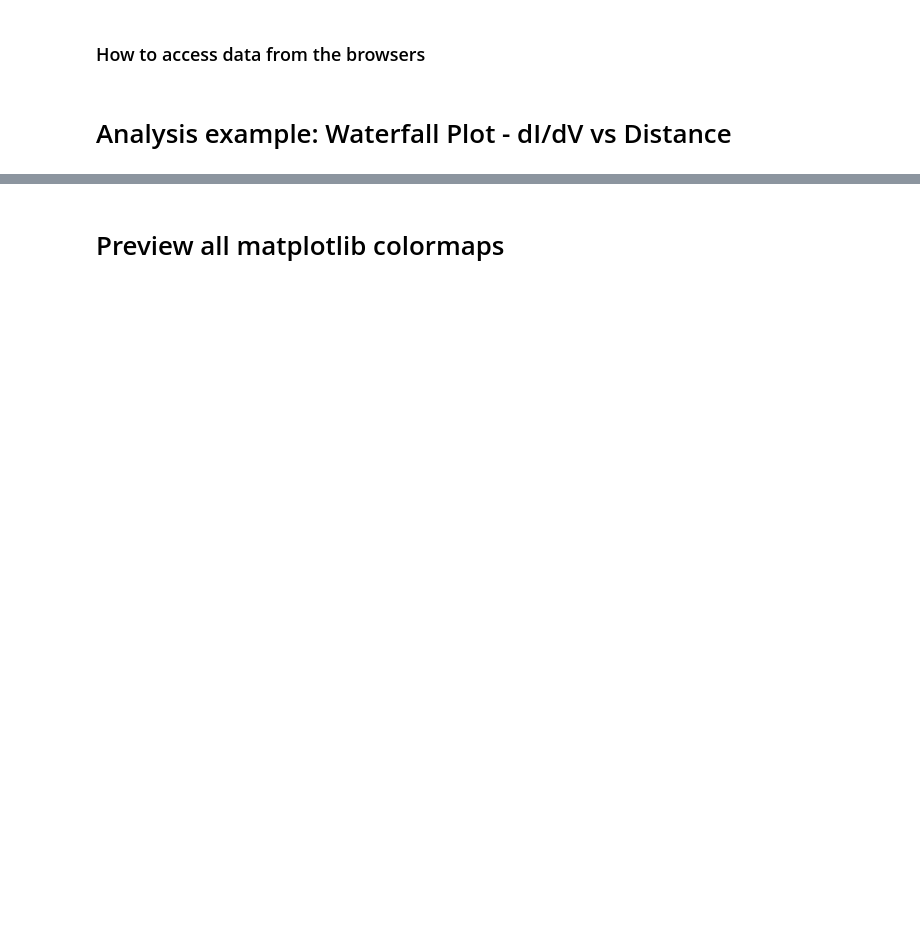
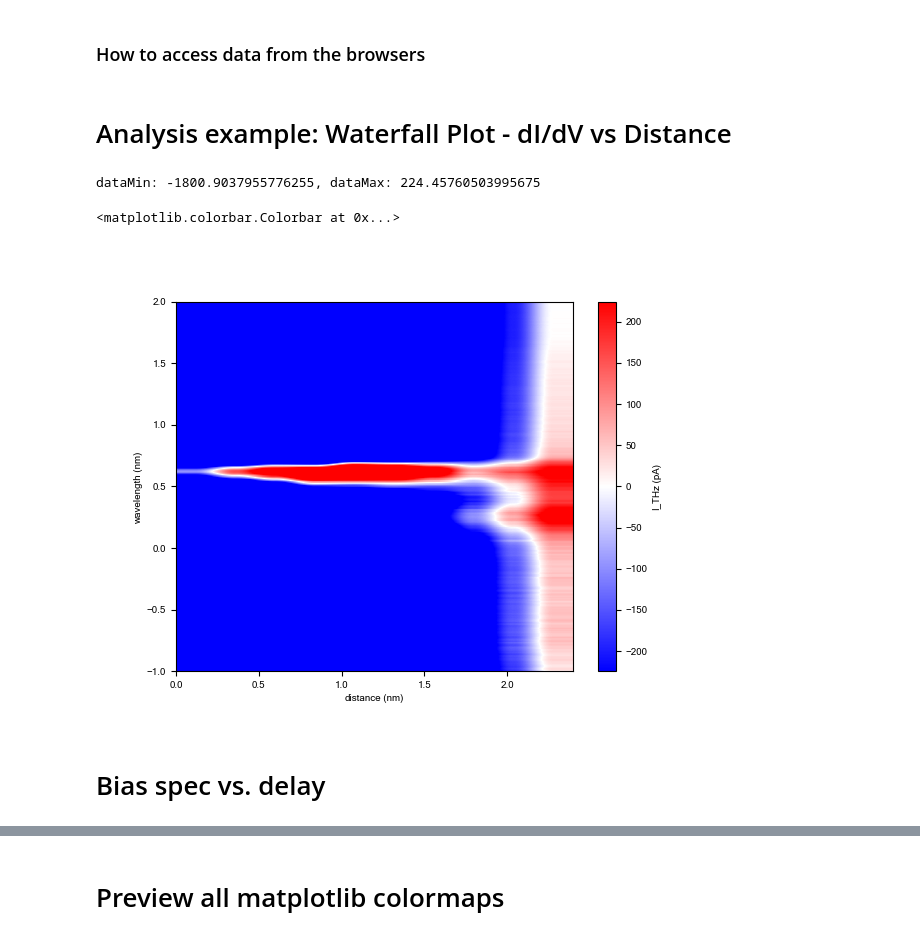
Before and after one commit to nanotech-empa/simpleNFB, a Jupyter notebook: Notebooks/sNFB_Template.ipynb, the cells around one changed output, grey strips where cells are left out. Saved outputs shown, nothing was run; the diff lists cells and outputs as text; code cells hidden in the pictures; blank space fills up the shorter version.

```diff
--- a/Notebooks/sNFB_Template.ipynb
+++ b/Notebooks/sNFB_Template.ipynb
@@ -13,7 +13,8 @@ root = Path(r'./').parent.absolute() # path to simpleNFB parent folder
 parent = os.path.dirname(root) # path to simpleNFB parent folder
 
 #sys.path.append(f'{parent}\\simpleNFB\\spmpy') # folder containing spmpy folder
-sys.path.append(f'{parent}\\simpleNFB')
+#sys.path.append(r'C:\Users\Lab205.EMPA\Documents\GitHub\simpleNFB\simpleNFB')
+sys.path.append(r'C:\Users\amsp\Documents\Python\simpleNFB\simpleNFB')
 
 #[print(p) for p in sys.path];
 import snfb
@@ -30,7 +31,8 @@ from IPython import display
 from IPython.display import HTML
 display.display(HTML("<style>.container { width:100% !important; }</style>"))
 
-active_Directory = r'K:\Labs205\Labs\THz-STM\Software\spmpy\spmpy_new_branch\test_data'
+
+active_Directory = r'K:\Labs205\Labs\THz-STM\raw data\amsp\Porphyrin\681a_PhenaPorph_H2_02'
 '''
 the active_Directory is used as a reference location for the collection of measurement folders containing .dat and .sxm files
 The browsers are capable of seeing files within sub-directories of the active_Directory, e.g.,
@@ -68,5 +83,5 @@ Box(children=(Box(children=(Select(description='Folders:', options=(WindowsPath(
 # closes previous specBrowser figure if it exists
 figs = list(plt.get_figlabels())
 if 'dat' in figs: plt.close('dat')
-specBrowser = snfb.datBrowser(figsize=(6,5),titlesize=8,sxmBrowser=imageBrowser,home_directory=active_Directory,cmap='Paired')
+specBrowser = snfb.datBrowser(figsize=(4,3),titlesize=5,sxmBrowser=imageBrowser,home_directory=active_Directory,cmap='tab10')
 # %% [output]
@@ -74,3 +268,11 @@ Box(children=(Box(children=(Select(description='Folders:', options=(WindowsPath(
+# %%
+# Switch Colormap in SpecBrowser between 'Blues' and 'Paired'
+if specBrowser.cmapSelection.value == 'Paired':
+    specBrowser.cmapSelection.value = 'Blues'
+    specBrowser.update_axes()
+if specBrowser.cmapSelection.value == 'Blues':
+    specBrowser.cmapSelection.value = 'Paired'
+    specBrowser.update_axes()
 # %% [markdown]
 ### How to access data from the browsers
 # %%
@@ -89,3 +291,36 @@ x_channel_data = specBrowser.spec_x
 ''';
 # %% [markdown]
 # Analysis example: Waterfall Plot - dI/dV vs Distance
+# %%
+from matplotlib.colors import LogNorm
+positions = []
+distances = []
+for spec in specBrowser.spec:
+    positions.append([spec.get_param('x')[0],spec.get_param('y')[0]])
+x_0,y_0 = positions[0]
+for p in positions:
+    x_a = p[0]-x_0
+    y_a = p[1]-y_0
+    distances.append(np.sqrt(x_a**2 + y_a**2))
+fig = plt.figure()
+try :
+    fig = plt.close(fig)
+except:
+    pass
+fig = plt.figure()
+dataMin = np.min(specBrowser.spec_data)
+dataMax = np.max(specBrowser.spec_data)/3
+print(f'dataMin: {dataMin}, dataMax: {dataMax}')
+im = plt.imshow(np.flip(np.rot90(specBrowser.spec_data)),extent=[distances[0],distances[-1],-1.0,2.0],aspect='auto',cmap='bwr',vmin=-dataMax, vmax= dataMax) #,norm=LogNorm(vmin=2e-2,vmax=dataMax)
+#plt.imshow(np.rot90(specBrowser.spec_data),extent=[1,len(specBrowser.spec_data),-1.5,1.5],aspect='auto',cmap='jet') #,norm=LogNorm(vmin=2e-14,vmax=dataMax)
+#plt.ylim([-3.8, 2])
+#plt.ylim([700, 750])
+plt.xlabel('distance (nm)')
+plt.ylabel('wavelength (nm)')
+plt.colorbar(im, label='I_THz (pA)')
+
+#plt.title(')
+# %% [output]
+dataMin: -1800.9037955776255, dataMax: 224.45760503995675
+<matplotlib.colorbar.Colorbar at 0x...>
+[figure, added]
@@ -91,0 +385,2 @@ x_channel_data = specBrowser.spec_x
+# %% [markdown]
+# Bias spec vs. delay
```
Also changed, not shown: parts of 21 cells of this notebook, 2 other files.
